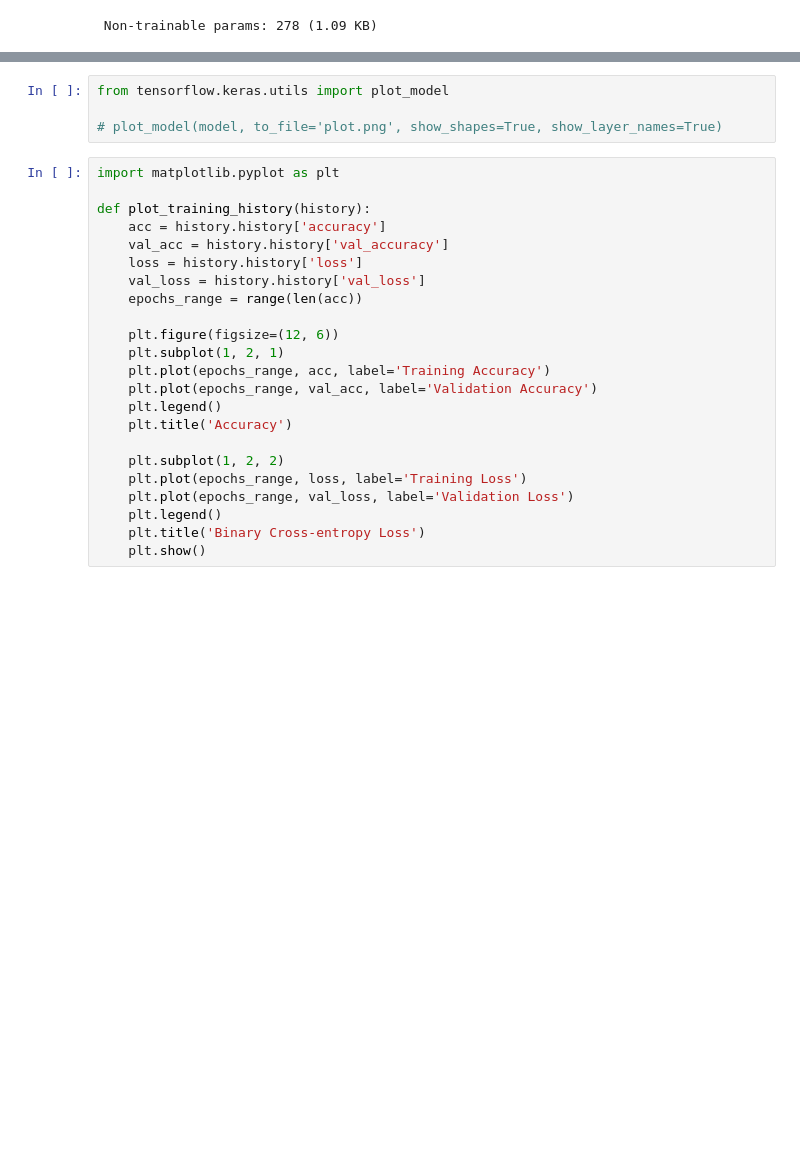
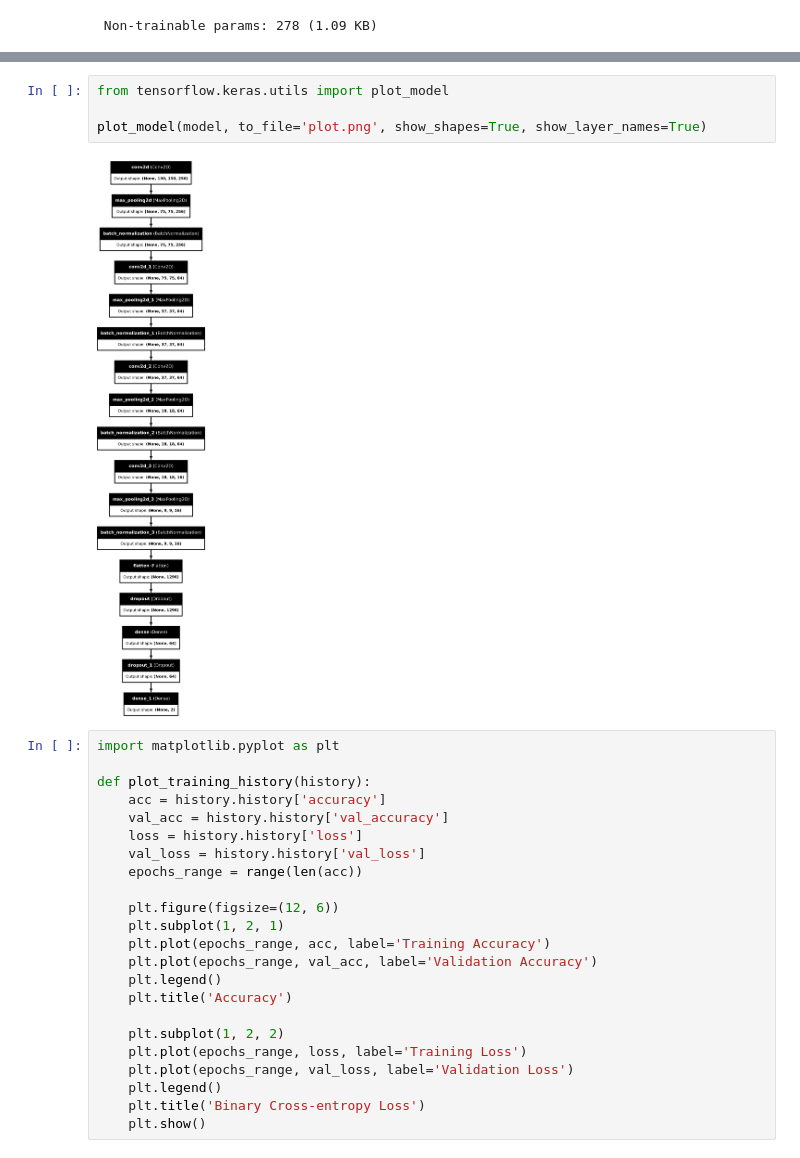
Before and after one commit to foteinipapadopoulou/Pneumonia-Detection-X-Ray, a Jupyter notebook: main.ipynb, the cells around one changed output, grey strips where cells are left out. Cells and saved outputs as stored; diff of their text form; blank space fills up the shorter version.

```diff
--- a/main.ipynb
+++ b/main.ipynb
@@ -205,7 +207,9 @@ Epoch 25/25
 # %%
 from tensorflow.keras.utils import plot_model
 
-# plot_model(model, to_file='plot.png', show_shapes=True, show_layer_names=True)
+plot_model(model, to_file='plot.png', show_shapes=True, show_layer_names=True)
+# %% [output]
+[figure, added]
 # %%
 import matplotlib.pyplot as plt
 
```
Also changed, not shown: parts of 9 cells of this notebook.
